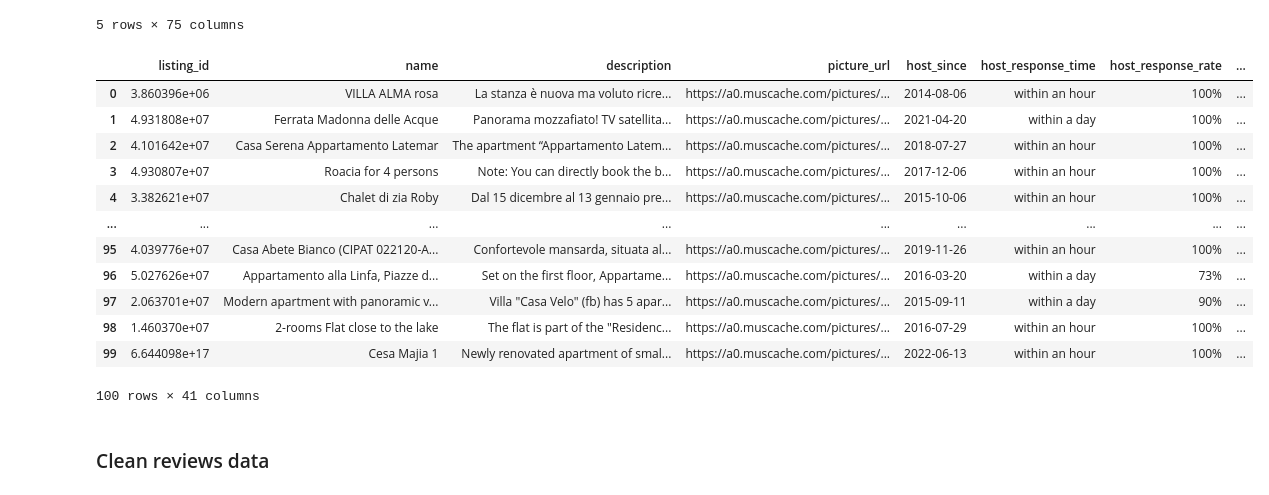
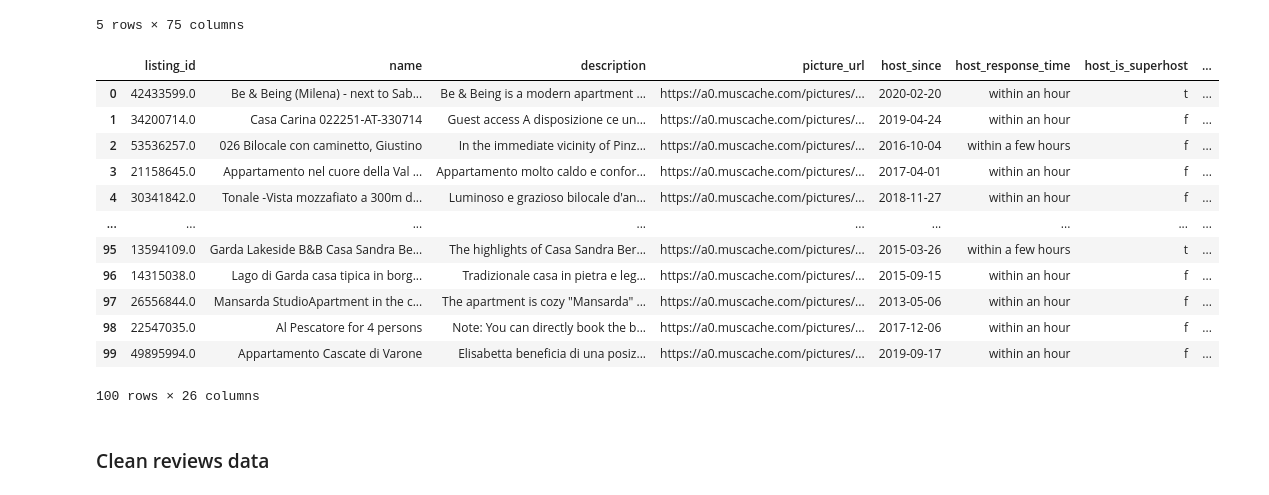
Before and after one commit to tomweinandy/AIinPowerBI, a Jupyter notebook: clean_airbnb_data.ipynb, the cells around one changed output. Cells and saved outputs as stored; diff of their text form; code cells hidden in the pictures.

Commit message:
Reduced number of columns

```diff
--- a/clean_airbnb_data.ipynb
+++ b/clean_airbnb_data.ipynb
@@ -19,55 +19,50 @@ import re
 import numpy as np
 
 # Reduce to select columns
-listings = listings_og[['id', 'name', 'description', 'picture_url', 'host_since', 'host_response_time', 'host_response_rate',
-             'host_acceptance_rate', 'host_is_superhost', 'host_listings_count', 'host_total_listings_count', 'host_verifications',
-             'host_identity_verified', 'latitude', 'longitude', 'property_type', 'room_type', 'accommodates',
-             'bathrooms_text', 'bedrooms', 'beds', 'amenities', 'price', 'minimum_nights', 'maximum_nights', 'has_availability',
-             'availability_30', 'availability_60', 'availability_90', 'availability_365', 'number_of_reviews', 'number_of_reviews_ltm',
-             'number_of_reviews_l30d', 'review_scores_rating', 'review_scores_accuracy', 'review_scores_cleanliness', 'review_scores_checkin',
-             'review_scores_communication', 'review_scores_location', 'review_scores_value', 'instant_bookable']]
+listings = listings_og[['id', 'name', 'description', 'picture_url', 'host_since', 'host_response_time', 'host_is_superhost',
+             'host_listings_count', 'host_identity_verified', 'room_type', 'accommodates', 'bathrooms_text', 'bedrooms', 'beds', 'amenities', 'price', 'availability_90', 'number_of_reviews', 'review_scores_rating', 'review_scores_accuracy', 'review_scores_cleanliness', 'review_scores_checkin', 'review_scores_communication', 'review_scores_location', 'review_scores_value', 'instant_bookable']]
 listings = listings.rename(columns={'id':'listing_id'})
 
 # Clean up description
 cleaned_description_list = []
 for description in listings['description']:
     if type(description) == type('str'):
         cleaned_description = re.sub('<[^<]+?>', ' ', description)      # remove html
         cleaned_description = cleaned_description.replace('\n', ' ')    # remove linebreaks
         cleaned_description = cleaned_description.replace('   ', ' ')   # remove extra space
         cleaned_description = cleaned_description.replace('  ', ' ')    # remove extra space again
     else:
         cleaned_description = np.nan
 
     cleaned_description_list.append(cleaned_description)
 
 # Save to dataframe
 listings['description'] = cleaned_description_list
 
 # Drop duplicates
 listings = listings.dropna()
 
 # Drop rows with the same description
 listings = listings.drop_duplicates(subset='description', keep='first')
 
 # Pare down to 100
 listings = listings.sample(n=100, random_state=24)
 listings = listings.reset_index(drop=True)
 listings
 # %% [output]
-|  | listing_id | name | description | picture_url | host_since | host_response_time | host_response_rate | ... |
-| 0 | 3.860396e+06 | VILLA ALMA rosa | La stanza è nuova ma voluto ricre... | https://a0.muscache.com/pictures/... | 2014-08-06 | within an hour | 100% | ... |
-| 1 | 4.931808e+07 | Ferrata Madonna delle Acque | Panorama mozzafiato! TV satellita... | https://a0.muscache.com/pictures/... | 2021-04-20 | within a day | 100% | ... |
-| 2 | 4.101642e+07 | Casa Serena Appartamento Latemar | The apartment “Appartamento Latem... | https://a0.muscache.com/pictures/... | 2018-07-27 | within an hour | 100% | ... |
-| 3 | 4.930807e+07 | Roacia for 4 persons | Note: You can directly book the b... | https://a0.muscache.com/pictures/... | 2017-12-06 | within an hour | 100% | ... |
-| 4 | 3.382621e+07 | Chalet di zia Roby | Dal 15 dicembre al 13 gennaio pre... | https://a0.muscache.com/pictures/... | 2015-10-06 | within an hour | 100% | ... |
+|  | listing_id | name | description | picture_url | host_since | host_response_time | host_is_superhost | ... |
+| 0 | 42433599.0 | Be & Being (Milena) - next to Sab... | Be & Being is a modern apartment ... | https://a0.muscache.com/pictures/... | 2020-02-20 | within an hour | t | ... |
+| 1 | 34200714.0 | Casa Carina 022251-AT-330714 | Guest access A disposizione ce un... | https://a0.muscache.com/pictures/... | 2019-04-24 | within an hour | f | ... |
+| 2 | 53536257.0 | 026 Bilocale con caminetto, Giustino | In the immediate vicinity of Pinz... | https://a0.muscache.com/pictures/... | 2016-10-04 | within a few hours | f | ... |
+| 3 | 21158645.0 | Appartamento nel cuore della Val ... | Appartamento molto caldo e confor... | https://a0.muscache.com/pictures/... | 2017-04-01 | within an hour | f | ... |
+| 4 | 30341842.0 | Tonale -Vista mozzafiato a 300m d... | Luminoso e grazioso bilocale d'an... | https://a0.muscache.com/pictures/... | 2018-11-27 | within an hour | f | ... |
 | ... | ... | ... | ... | ... | ... | ... | ... | ... |
-| 95 | 4.039776e+07 | Casa Abete Bianco (CIPAT 022120-A... | Confortevole mansarda, situata al... | https://a0.muscache.com/pictures/... | 2019-11-26 | within an hour | 100% | ... |
-| 96 | 5.027626e+07 | Appartamento alla Linfa, Piazze d... | Set on the first floor, Appartame... | https://a0.muscache.com/pictures/... | 2016-03-20 | within a day | 73% | ... |
-| 97 | 2.063701e+07 | Modern apartment with panoramic v... | Villa "Casa Velo" (fb) has 5 apar... | https://a0.muscache.com/pictures/... | 2015-09-11 | within a day | 90% | ... |
-| 98 | 1.460370e+07 | 2-rooms Flat close to the lake | The flat is part of the "Residenc... | https://a0.muscache.com/pictures/... | 2016-07-29 | within an hour | 100% | ... |
-| 99 | 6.644098e+17 | Cesa Majia 1 | Newly renovated apartment of smal... | https://a0.muscache.com/pictures/... | 2022-06-13 | within an hour | 100% | ... |
+| 95 | 13594109.0 | Garda Lakeside B&B Casa Sandra Be... | The highlights of Casa Sandra Ber... | https://a0.muscache.com/pictures/... | 2015-03-26 | within a few hours | t | ... |
+| 96 | 14315038.0 | Lago di Garda casa tipica in borg... | Tradizionale casa in pietra e leg... | https://a0.muscache.com/pictures/... | 2015-09-15 | within an hour | f | ... |
+| 97 | 26556844.0 | Mansarda StudioApartment in the c... | The apartment is cozy "Mansarda" ... | https://a0.muscache.com/pictures/... | 2013-05-06 | within an hour | f | ... |
+| 98 | 22547035.0 | Al Pescatore for 4 persons | Note: You can directly book the b... | https://a0.muscache.com/pictures/... | 2017-12-06 | within an hour | f | ... |
+| 99 | 49895994.0 | Appartamento Cascate di Varone | Elisabetta beneficia di una posiz... | https://a0.muscache.com/pictures/... | 2019-09-17 | within an hour | f | ... |
-100 rows × 41 columns
+100 rows × 26 columns
 # %%
 # listings.to_csv('listings.csv')
 # %% [markdown]
```
Also changed, not shown: 1 other file.
